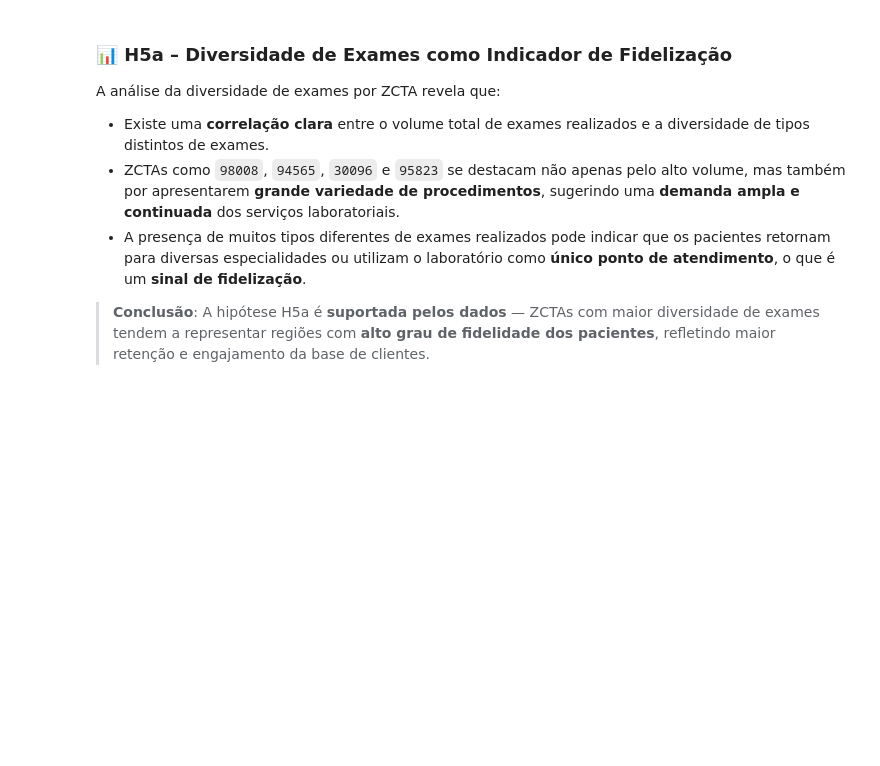
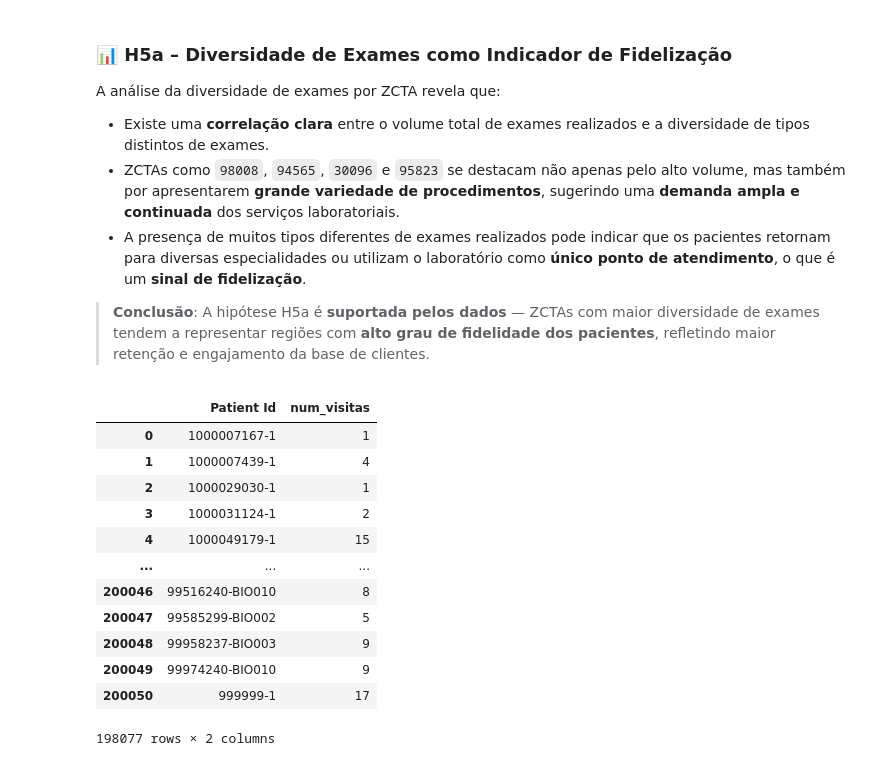
Before and after one commit to ezschneider/labs-strategic-expansion, a Jupyter notebook: notebooks/H5_strategic_and_loyalty.ipynb, the cells around one changed output. Drawn from its saved outputs; the diff is of its cells as text; code cells hidden in the pictures; blank space fills up the shorter version.

```diff
--- a/notebooks/H5_strategic_and_loyalty.ipynb
+++ b/notebooks/H5_strategic_and_loyalty.ipynb
@@ -79,4 +85,23 @@ A análise da diversidade de exames por ZCTA revela que:
 > **Conclusão**: A hipótese H5a é **suportada pelos dados** — ZCTAs com maior diversidade de exames tendem a representar regiões com **alto grau de fidelidade dos pacientes**, refletindo maior retenção e engajamento da base de clientes.
 # %%
 paciente_freq = dfs['transactional'].groupby('Patient Id').size().reset_index(name='num_visitas')
+
+# Aplica limite superior (ex: remove top 1%)
+limite = paciente_freq['num_visitas'].quantile(0.99)
+paciente_freq = paciente_freq[paciente_freq['num_visitas'] <= limite]
+
 paciente_freq
+# %% [output]
+|  | Patient Id | num_visitas |
+| 0 | 1000007167-1 | 1 |
+| 1 | 1000007439-1 | 4 |
+| 2 | 1000029030-1 | 1 |
+| 3 | 1000031124-1 | 2 |
+| 4 | 1000049179-1 | 15 |
+| ... | ... | ... |
+| 200046 | 99516240-BIO010 | 8 |
+| 200047 | 99585299-BIO002 | 5 |
+| 200048 | 99958237-BIO003 | 9 |
+| 200049 | 99974240-BIO010 | 9 |
+| 200050 | 999999-1 | 17 |
+198077 rows × 2 columns
```
Also changed, not shown: parts of 4 cells of this notebook, 1 other file.
